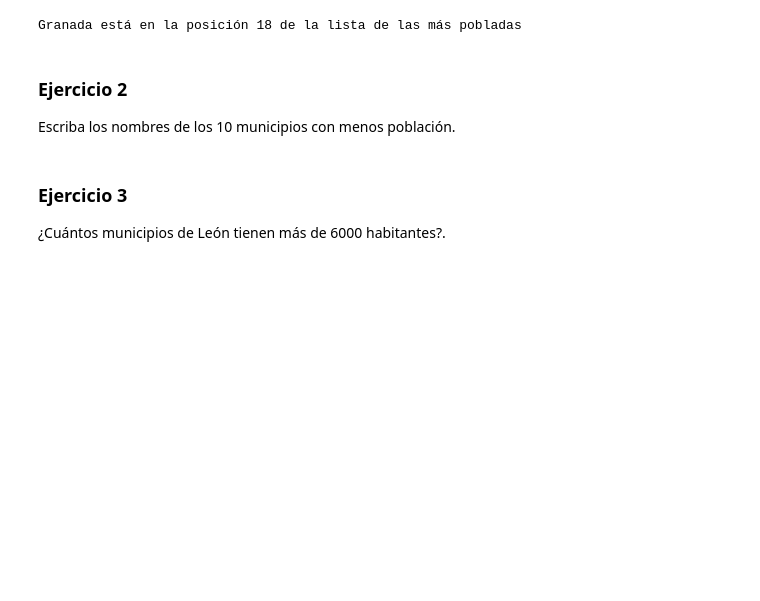
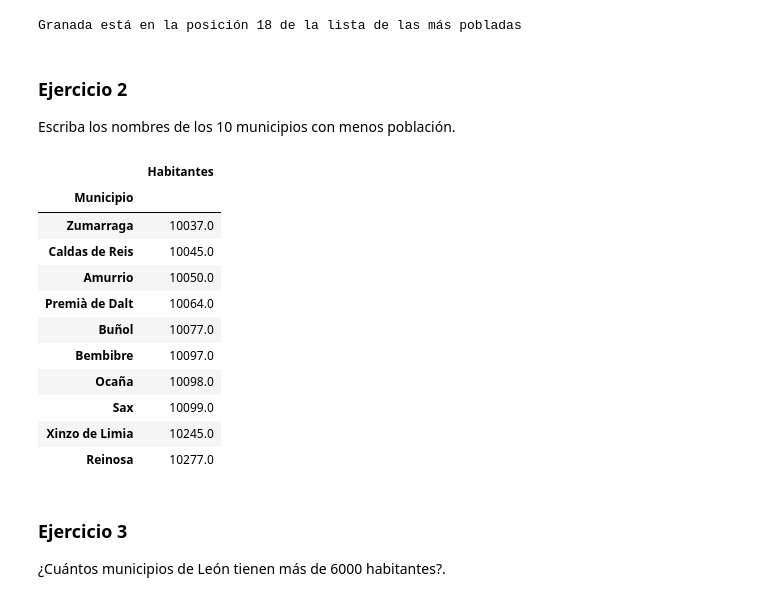
Before and after one commit to yerartdev/uc-m1967-mdsi, a Jupyter notebook: d8/TareaPandas.ipynb, the cells around one changed output. Drawn from its saved outputs; the diff is of its cells as text; code cells hidden in the pictures; blank space fills up the shorter version.

Commit message:
Tarea Pandas - Nucleos de población: ejercicio 2, comienzo de ejercicio 3

```diff
--- a/d8/TareaPandas.ipynb
+++ b/d8/TareaPandas.ipynb
@@ -186,6 +186,32 @@ Granada está en la posición 18 de la lista de las más pobladas
 ### Ejercicio 2
 
 Escriba los nombres de los 10 municipios con menos población.
+# %%
+#::GMG::Aquí hablamos de nuevo de 'municipios' por lo que hay necesidad de
+#       agrupamiento. Primero tenemos que obtener la lista ordenada de menor a
+#       mayor número de habitantes de los municipios y coger los 10 primeros
+# https://pandas.pydata.org/pandas-docs/stable/generated/pandas.DataFrame.head.html
+habitantes_municipios = ndp[
+    ['Municipio','Habitantes']
+].groupby('Municipio').sum()
+habitantes_municipios.head()
+menos_mas_poblados = habitantes_municipios.sort_values(
+    by='Habitantes',
+    ascending=True)
+menos_mas_poblados.head(10)
+# %% [output]
+|  | Habitantes |
+| Municipio |  |
+| Zumarraga | 10037.0 |
+| Caldas de Reis | 10045.0 |
+| Amurrio | 10050.0 |
+| Premià de Dalt | 10064.0 |
+| Buñol | 10077.0 |
+| Bembibre | 10097.0 |
+| Ocaña | 10098.0 |
+| Sax | 10099.0 |
+| Xinzo de Limia | 10245.0 |
+| Reinosa | 10277.0 |
 # %% [markdown]
 ### Ejercicio 3
 
```
Also changed, not shown: parts of 1 cell of this notebook.
